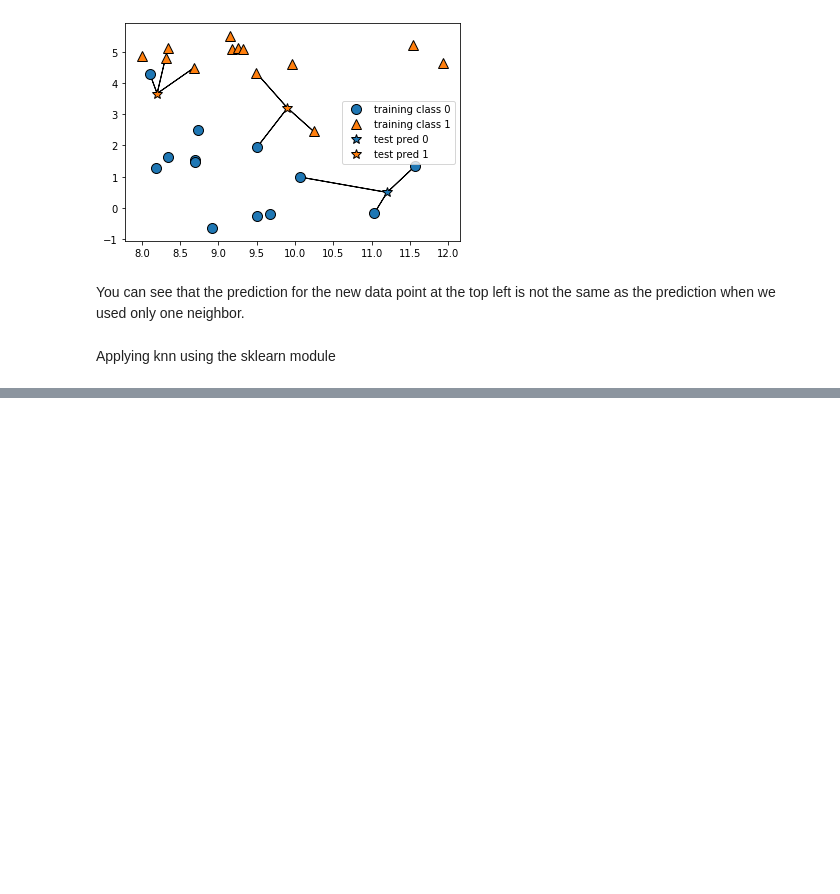
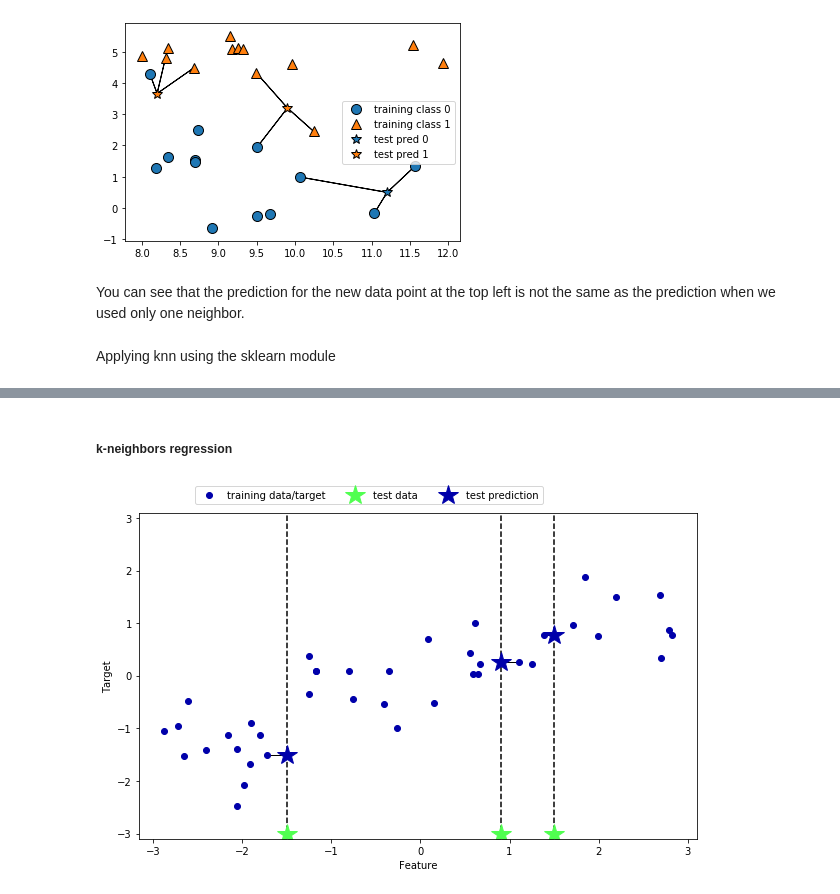
Before and after one commit to codingfinance/Introductio_to_ML_with_Python, a Jupyter notebook: 02-Supervised-Learning.ipynb, the cells around one changed output, grey strips where cells are left out. Saved outputs shown, nothing was run; the diff lists cells and outputs as text; code cells hidden in the pictures; blank space fills up the shorter version.

```diff
--- a/02-Supervised-Learning.ipynb
+++ b/02-Supervised-Learning.ipynb
@@ -220,0 +332,6 @@ Applying knn using the sklearn module
+# %% [markdown]
+##### k-neighbors regression
+# %%
+mglearn.plots.plot_knn_regression(n_neighbors=1)
+# %% [output]
+[figure, added]
```
Also changed, not shown: parts of 24 cells of this notebook.
